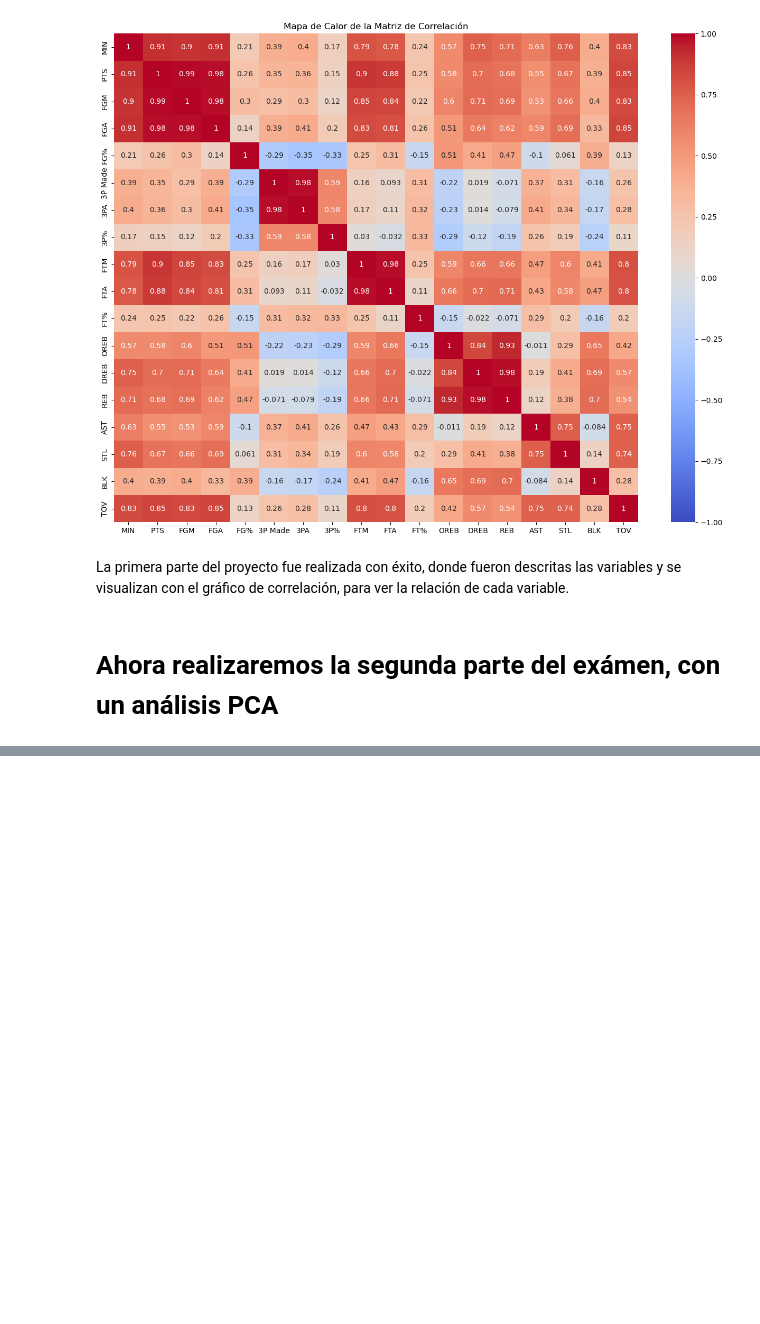
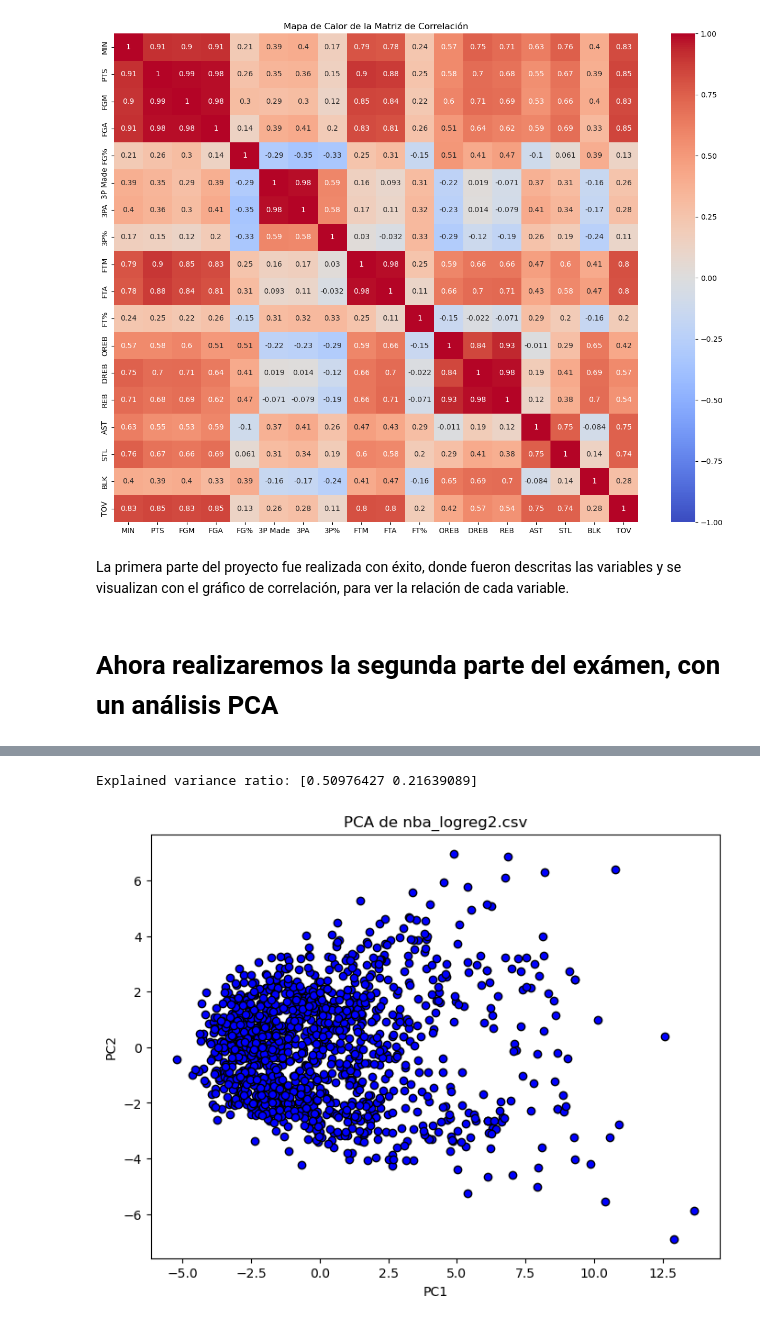
Before and after one commit to chandlman/proyecto_ccd1, a Jupyter notebook: examen.ipynb, the cells around one changed output, grey strips where cells are left out. Drawn from its saved outputs; the diff is of its cells as text; code cells hidden in the pictures; blank space fills up the shorter version.

```diff
--- a/examen.ipynb
+++ b/examen.ipynb
@@ -148,0 +166,25 @@ La primera parte del proyecto fue realizada con éxito, donde fueron descritas l
+# %%
+variablescontinuas = [
+    'MIN',
+    'PTS',
+    'FGM',
+    'FGA',
+    'FG%',
+    '3P Made',
+    '3PA',
+    '3P%',
+    'FTM',
+    'FTA',
+    'FT%',
+    'OREB',
+    'DREB',
+    'REB',
+   'AST',
+    'STL',
+    'BLK',
+    'TOV'
+]
+
+df_1 = df[variablescontinuas]
+
+df_1.head()
@@ -148,0 +198,25 @@ La primera parte del proyecto fue realizada con éxito, donde fueron descritas l
+# %%
+# Preprocesamiento de datos (ejemplo)
+# Asegúrate de ajustar esto según los datos específicos en nba_logreg2.csv
+features = df_1.columns  # Ajusta esto según las columnas relevantes de tu dataset
+x = df_1.loc[:, features].values
+x = StandardScaler().fit_transform(x)  # Normalizar los datos
+# %%
+pca = PCA(n_components=2)  # Cambia el número de componentes según sea necesario
+principalComponents = pca.fit_transform(x)
+principalDf = pd.DataFrame(data=principalComponents, columns=['PC1', 'PC2'])
+# %%
+explained_variance = pca.explained_variance_ratio_
+print(f'Explained variance ratio: {explained_variance}')
+# %% [output]
+Explained variance ratio: [0.50976427 0.21639089]
+# %%
+# Visualización de los componentes principales
+plt.figure(figsize=(8,6))
+plt.scatter(principalDf['PC1'], principalDf['PC2'], c='blue', edgecolor='k')
+plt.xlabel('PC1')
+plt.ylabel('PC2')
+plt.title('PCA de nba_logreg2.csv')
+plt.show()
+# %% [output]
+[figure, added]
```
Also changed, not shown: parts of 5 cells of this notebook.
